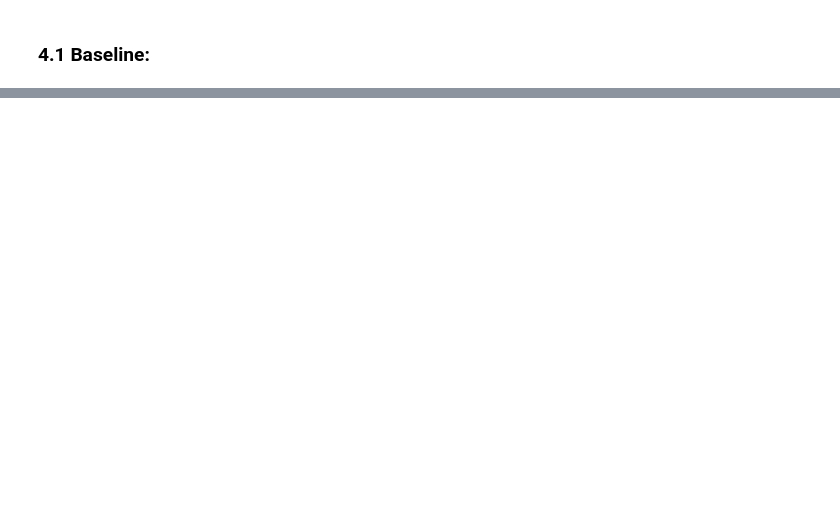
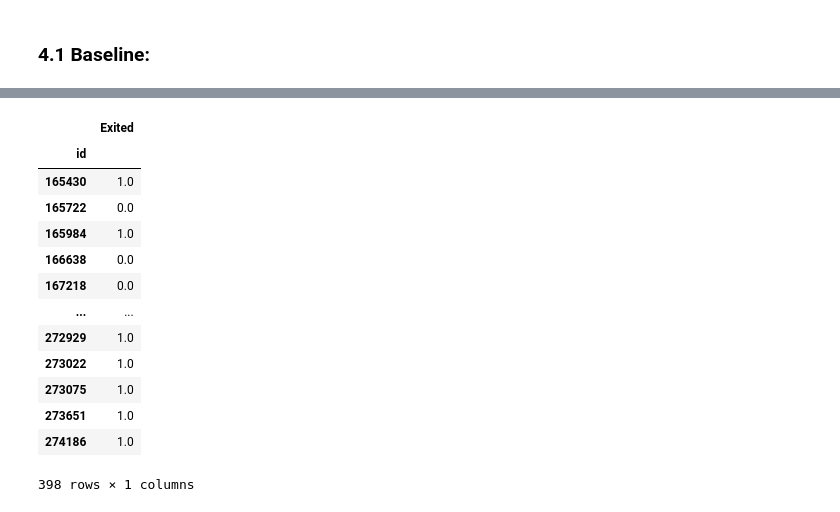
Before and after one commit to fabriziobasso/kaggle, a Jupyter notebook: Models_dnn_v0.ipynb, the cells around one changed output, grey strips where cells are left out. Saved outputs shown, nothing was run; the diff lists cells and outputs as text; code cells hidden in the pictures; blank space fills up the shorter version.

```diff
--- a/Models_dnn_v0.ipynb
+++ b/Models_dnn_v0.ipynb
@@ -843,0 +1496,22 @@ model.summary()
+# %%
+sub.loc[duplicate_results_test_df.index,:] = duplicate_results_test_df.values
+sub.loc[duplicate_results_test_df.index,:]
+
+sub.to_csv(f"Results/{experiment_name}_with_replacement.csv")
+
+sub.loc[duplicate_results_test_df.index,:]
+# %% [output]
+|  | Exited |
+| id |  |
+| 165430 | 1.0 |
+| 165722 | 0.0 |
+| 165984 | 1.0 |
+| 166638 | 0.0 |
+| 167218 | 0.0 |
+| ... | ... |
+| 272929 | 1.0 |
+| 273022 | 1.0 |
+| 273075 | 1.0 |
+| 273651 | 1.0 |
+| 274186 | 1.0 |
+398 rows × 1 columns
```
Also changed, not shown: parts of 39 cells of this notebook.
